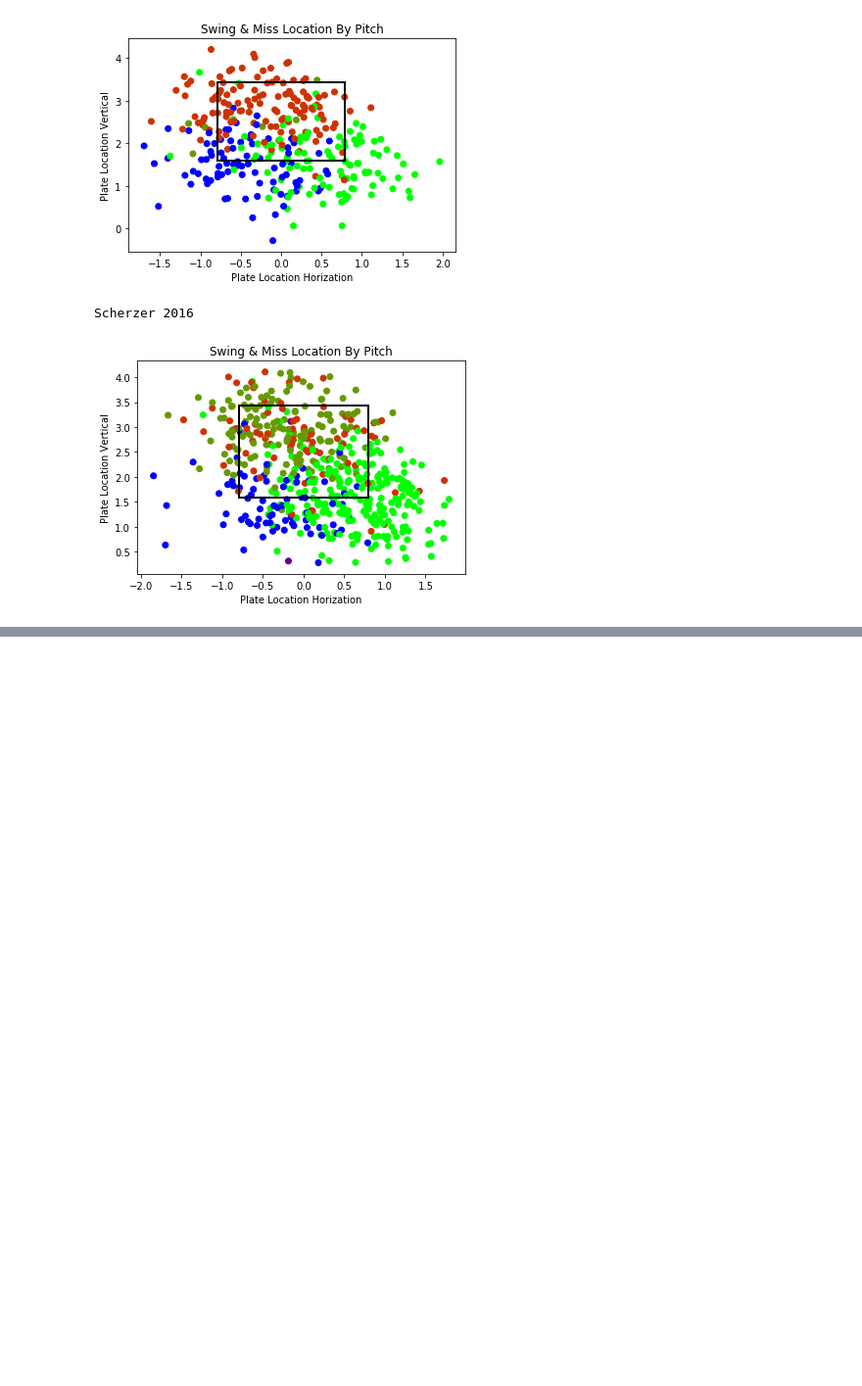
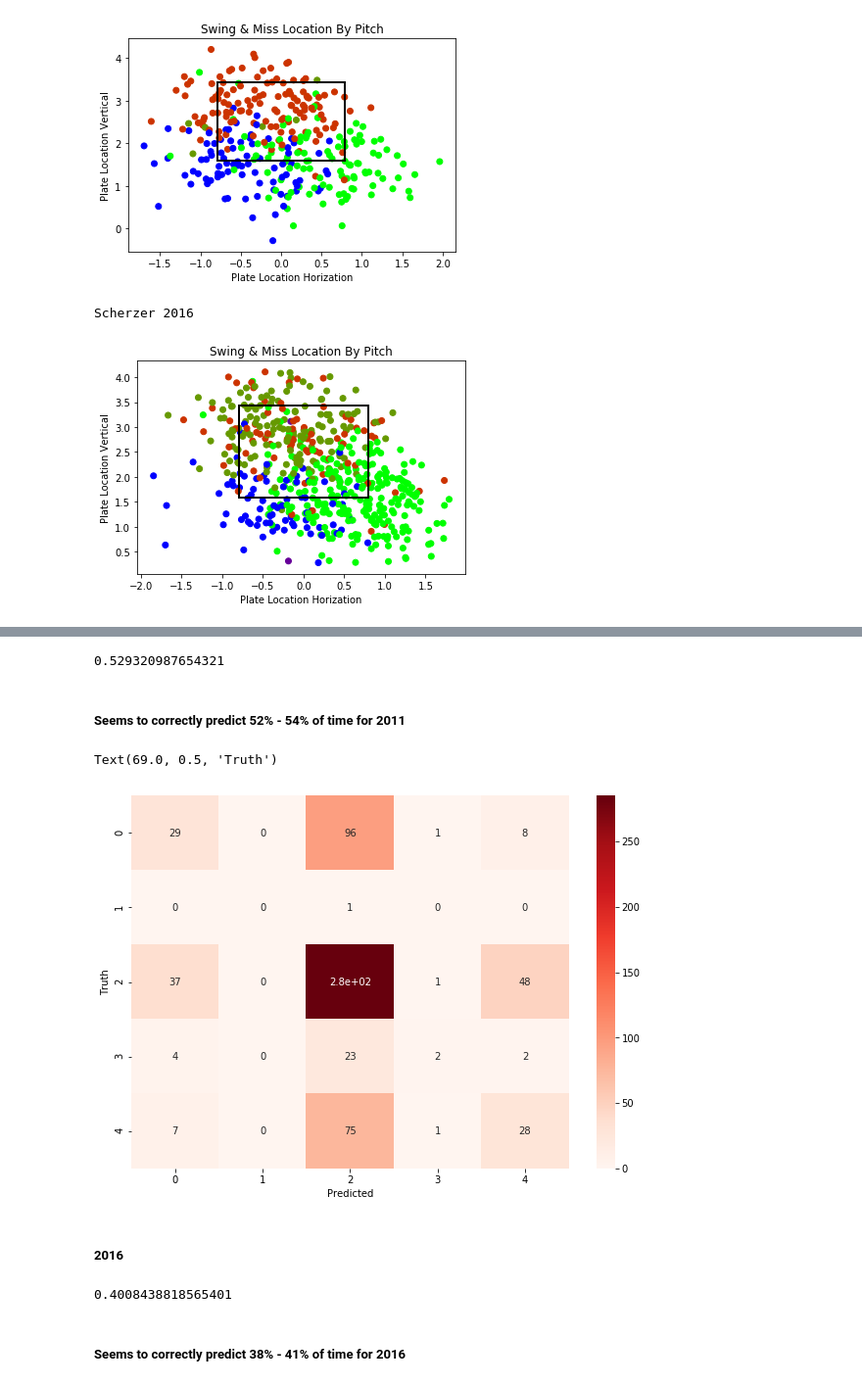
Before and after one commit to bsnel21/Max-Scherzer-Analysis, a Jupyter notebook: Data Science in Baseball.ipynb, the cells around one changed output, grey strips where cells are left out. Shown: that part at 98% size. Saved outputs shown, nothing was run; the diff lists cells and outputs as text; code cells hidden in the pictures; blank space fills up the shorter version.

```diff
--- a/Data Science in Baseball.ipynb
+++ b/Data Science in Baseball.ipynb
@@ -416,0 +455,4 @@ model.score(X_test, y_test)
+# %%
+X = inputs_n
+y = target
+X_train, X_test, y_train, y_test = train_test_split(X,y,test_size=0.2)
@@ -416,0 +461,10 @@ model.score(X_test, y_test)
+# %%
+model = RandomForestClassifier(n_estimators = 100) #How many random forests were used
+model.fit(X_train, y_train)
+model.score(X_test, y_test)
+# %% [output]
+0.529320987654321
+# %% [markdown]
+##### Seems to correctly predict 52% - 54% of time for 2011
+# %%
+y_predicted = model.predict(X_test)
@@ -416,0 +473,17 @@ model.score(X_test, y_test)
+# %%
+cm = confusion_matrix(y_test, y_predicted)
+# %%
+%matplotlib inline
+import matplotlib.pyplot as plt
+import seaborn as sn
+plt.figure(figsize=(10,7))
+sn.heatmap(cm, annot= True, cmap="Reds")
+plt.xlabel('Predicted')
+plt.ylabel('Truth')
+
+# 0=CH, 1=FC, 2=FF, 3=FT, 4=SL
+# %% [output]
+Text(69.0, 0.5, 'Truth')
+[figure, added]
+# %% [markdown]
+##### 2016
@@ -416,0 +505,8 @@ model.score(X_test, y_test)
+# %%
+model = RandomForestClassifier(n_estimators = 100) #How many random forests were used
+model.fit(X_train, y_train)
+model.score(X_test, y_test)
+# %% [output]
+0.4008438818565401
+# %% [markdown]
+##### Seems to correctly predict 38% - 41% of time for 2016
```
Also changed, not shown: parts of 34 cells of this notebook.
